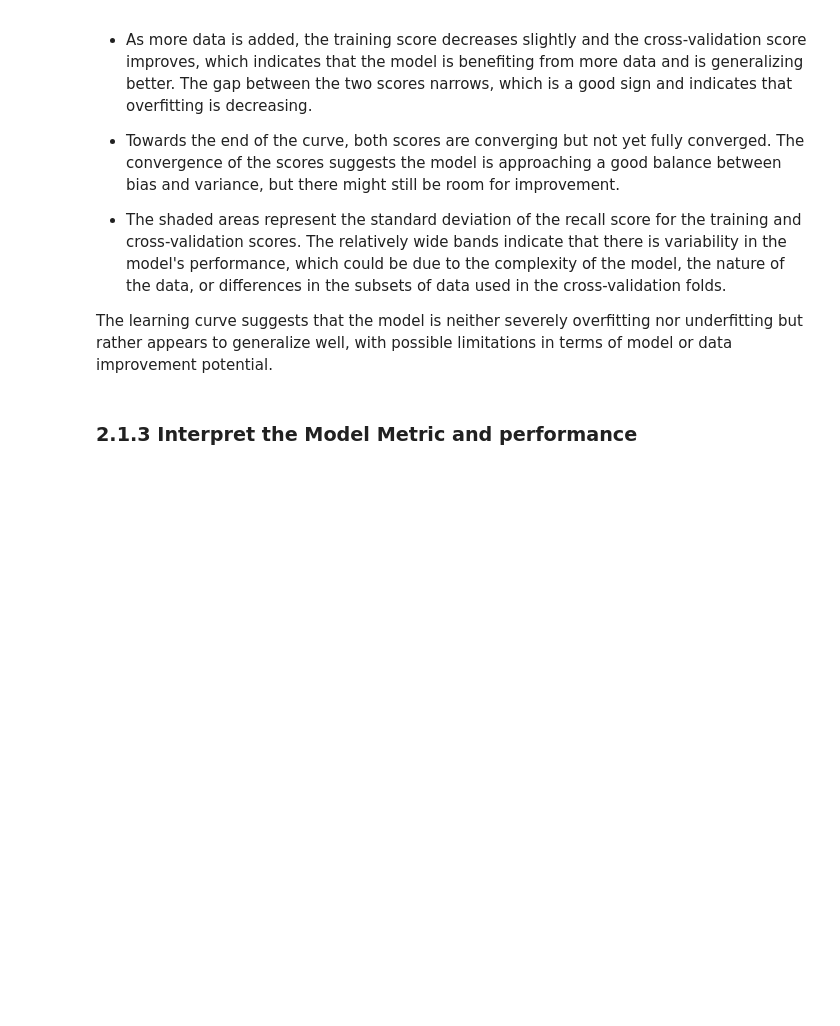
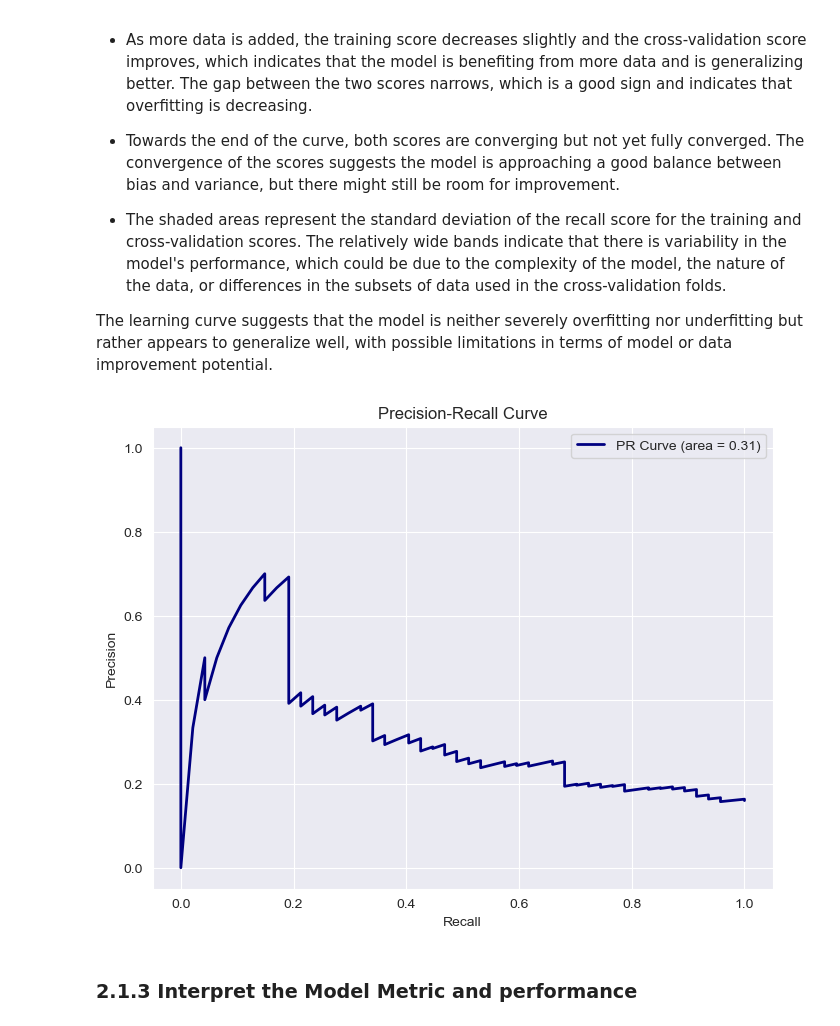
Before and after one commit to yzysnake/Data_Mining_Principles, a Jupyter notebook: Group Project/GroupProject.ipynb, the cells around one changed output. Cells and saved outputs as stored; diff of their text form; code cells hidden in the pictures; blank space fills up the shorter version.

Commit message:
Day 3: Fixed Confusion Matrix again; Added PR graph

```diff
--- a/Group Project/GroupProject.ipynb
+++ b/Group Project/GroupProject.ipynb
@@ -475,6 +475,43 @@ The graph demonstrates:
 * The shaded areas represent the standard deviation of the recall score for the training and cross-validation scores. The relatively wide bands indicate that there is variability in the model's performance, which could be due to the complexity of the model, the nature of the data, or differences in the subsets of data used in the cross-validation folds.
 
 The learning curve suggests that the model is neither severely overfitting nor underfitting but rather appears to generalize well, with possible limitations in terms of model or data improvement potential.
+# %%
+from sklearn.model_selection import train_test_split
+from sklearn.metrics import precision_recall_curve, auc
+
+def plot_precision_recall_curve(model, X, y):
+    # Split the data into training and testing sets
+    X_train, X_test, y_train, y_test = train_test_split(X, y, test_size=0.2, random_state=66, stratify= y)
+
+    # Fit the model on the training data
+    model.fit(X_train, y_train)
+
+    # If the model has a method to predict probabilities, use it; otherwise, use decision function
+    if hasattr(model, "predict_proba"):
+        y_scores = model.predict_proba(X_test)[:, 1]
+    else:
+        y_scores = model.decision_function(X_test)
+        # For models that return a single score per instance (like SVM),
+        # ensure all scores are positive as precision_recall_curve expects positive probabilities
+        y_scores = (y_scores - y_scores.min()) / (y_scores.max() - y_scores.min())
+
+    # Compute precision-recall pairs for different probability thresholds
+    precision, recall, _ = precision_recall_curve(y_test, y_scores)
+    pr_auc = auc(recall, precision)
+
+    # Plot the Precision-Recall curve
+    plt.figure(figsize=(8, 6))
+    plt.plot(recall, precision, label=f'PR Curve (area = {pr_auc:.2f})', lw=2, color='navy')
+    plt.xlabel('Recall')
+    plt.ylabel('Precision')
+    plt.title('Precision-Recall Curve')
+    plt.legend(loc='best')
+    plt.grid(True)
+    plt.show()
+
+plot_precision_recall_curve(best_logistic_regression_model, X, y)
+# %% [output]
+[figure, added]
 # %% [markdown]
 ### 2.1.3 Interpret the Model Metric and performance
 # %%
```
Also changed, not shown: parts of 2 cells of this notebook, 1 other file.
